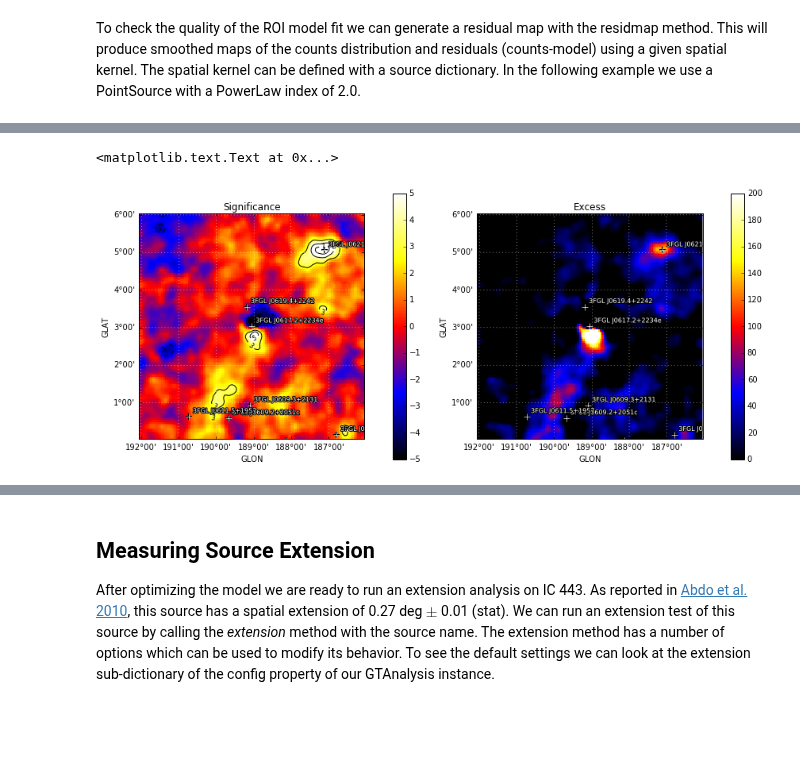
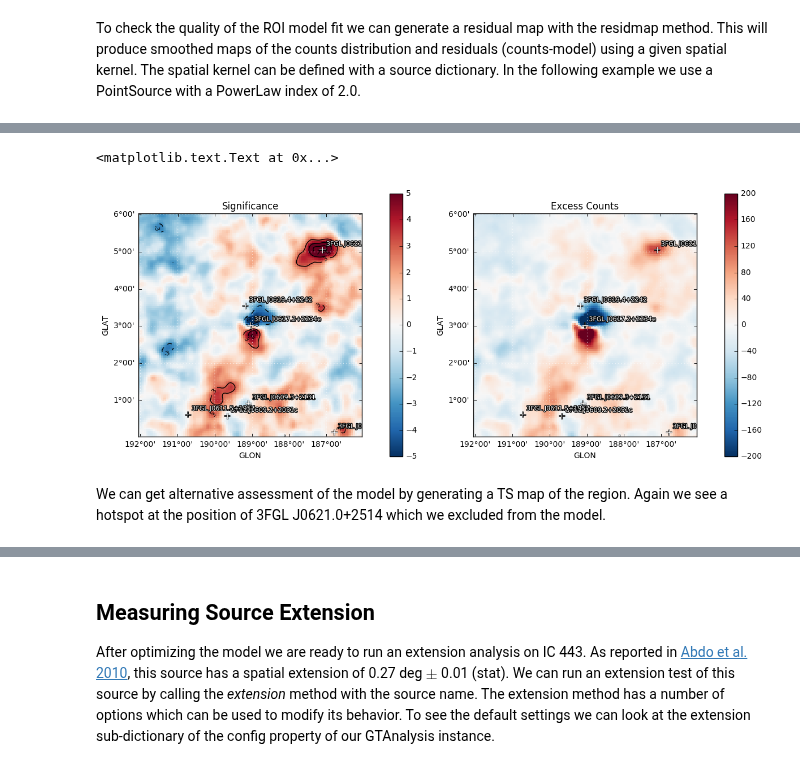
Before and after one commit to fermiPy/fermipy-extra, a Jupyter notebook: notebooks/ic443.ipynb, the cells around one changed output, grey strips where cells are left out. Cells and saved outputs as stored; diff of their text form; code cells hidden in the pictures; blank space fills up the shorter version.

```diff
--- a/notebooks/ic443.ipynb
+++ b/notebooks/ic443.ipynb
@@ -127,11 +147,13 @@ resid_noj0621 = gta.residmap('ic443_roifit_noj0621',
 # %%
 o = resid_noj0621
 from fermipy.plotting import ROIPlotter
 fig = plt.figure(figsize=(14,6))
-ROIPlotter(o['sigma'],roi=gta.roi).plot(vmin=-5,vmax=5,levels=[-5,-3,3,5,7,9],subplot=121)
+ROIPlotter(o['sigma'],roi=gta.roi).plot(vmin=-5,vmax=5,levels=[-5,-3,3,5,7,9],subplot=121,cmap='RdBu_r')
 plt.gca().set_title('Significance')
-ROIPlotter(o['excess'],roi=gta.roi).plot(vmin=0,vmax=200,subplot=122)
-plt.gca().set_title('Excess')
+ROIPlotter(o['excess'],roi=gta.roi).plot(vmin=-200,vmax=200,subplot=122,cmap='RdBu_r')
+plt.gca().set_title('Excess Counts')
 # %% [output]
 <matplotlib.text.Text at 0x...>
-[figure, old version]
+[figure, new version]
+# %% [markdown]
+We can get alternative assessment of the model by generating a TS map of the region.  Again we see a hotspot at the position of 3FGL J0621.0+2514 which we excluded from the model.
```
Also changed, not shown: parts of 15 cells of this notebook, 1 other file.
